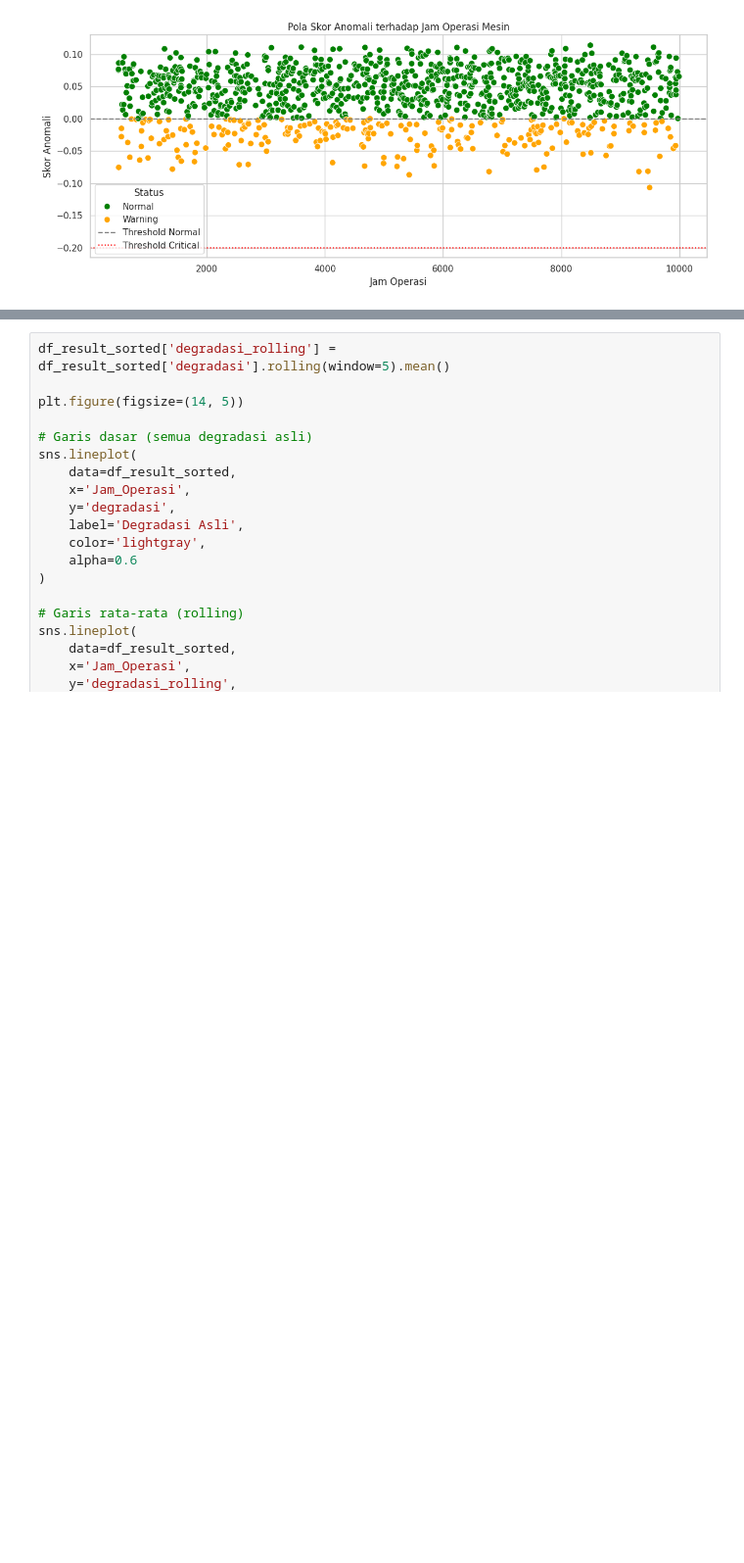
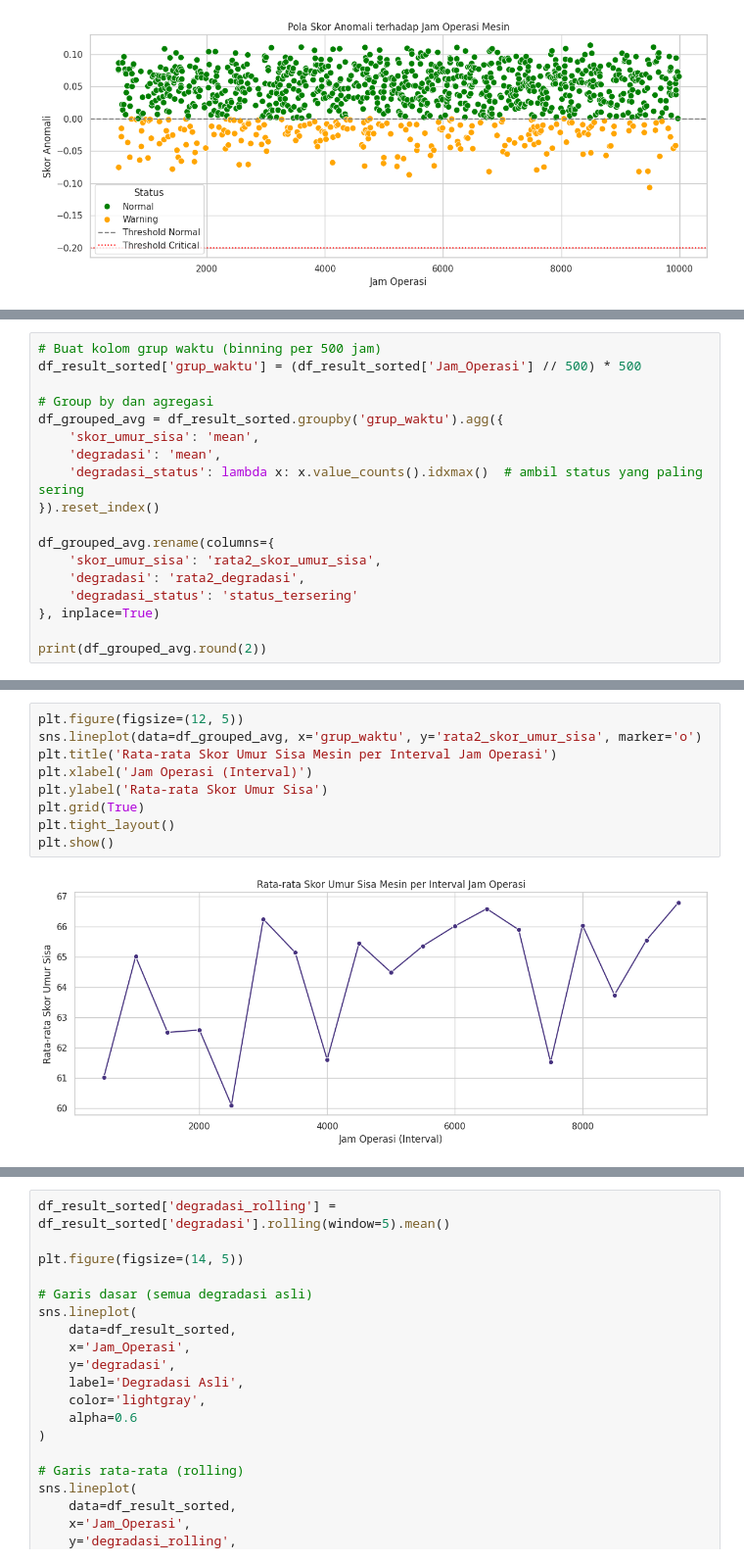
Before and after one commit to BlackBox-Ops/prediksi-estimasi-perbaikan-mesin, a Jupyter notebook: DS Series Prediksi dan Estimasi Perbaikan Mesin.ipynb, the cells around one changed output, grey strips where cells are left out. Shown at 98% size. Drawn from its saved outputs; the diff is of its cells as text; blank space fills up the shorter version.

```diff
--- a/DS Series Prediksi dan Estimasi Perbaikan Mesin.ipynb
+++ b/DS Series Prediksi dan Estimasi Perbaikan Mesin.ipynb
@@ -945,0 +971,18 @@ plt.show()
+# %%
+# Buat kolom grup waktu (binning per 500 jam)
+df_result_sorted['grup_waktu'] = (df_result_sorted['Jam_Operasi'] // 500) * 500
+
+# Group by dan agregasi
+df_grouped_avg = df_result_sorted.groupby('grup_waktu').agg({
+    'skor_umur_sisa': 'mean',
+    'degradasi': 'mean',
+    'degradasi_status': lambda x: x.value_counts().idxmax()  # ambil status yang paling sering
+}).reset_index()
+
+df_grouped_avg.rename(columns={
+    'skor_umur_sisa': 'rata2_skor_umur_sisa',
+    'degradasi': 'rata2_degradasi',
+    'degradasi_status': 'status_tersering'
+}, inplace=True)
+
+print(df_grouped_avg.round(2))
@@ -945,0 +1010,11 @@ plt.show()
+# %%
+plt.figure(figsize=(12, 5))
+sns.lineplot(data=df_grouped_avg, x='grup_waktu', y='rata2_skor_umur_sisa', marker='o')
+plt.title('Rata-rata Skor Umur Sisa Mesin per Interval Jam Operasi')
+plt.xlabel('Jam Operasi (Interval)')
+plt.ylabel('Rata-rata Skor Umur Sisa')
+plt.grid(True)
+plt.tight_layout()
+plt.show()
+# %% [output]
+[figure, added]
```
Also changed, not shown: parts of 21 cells of this notebook.
